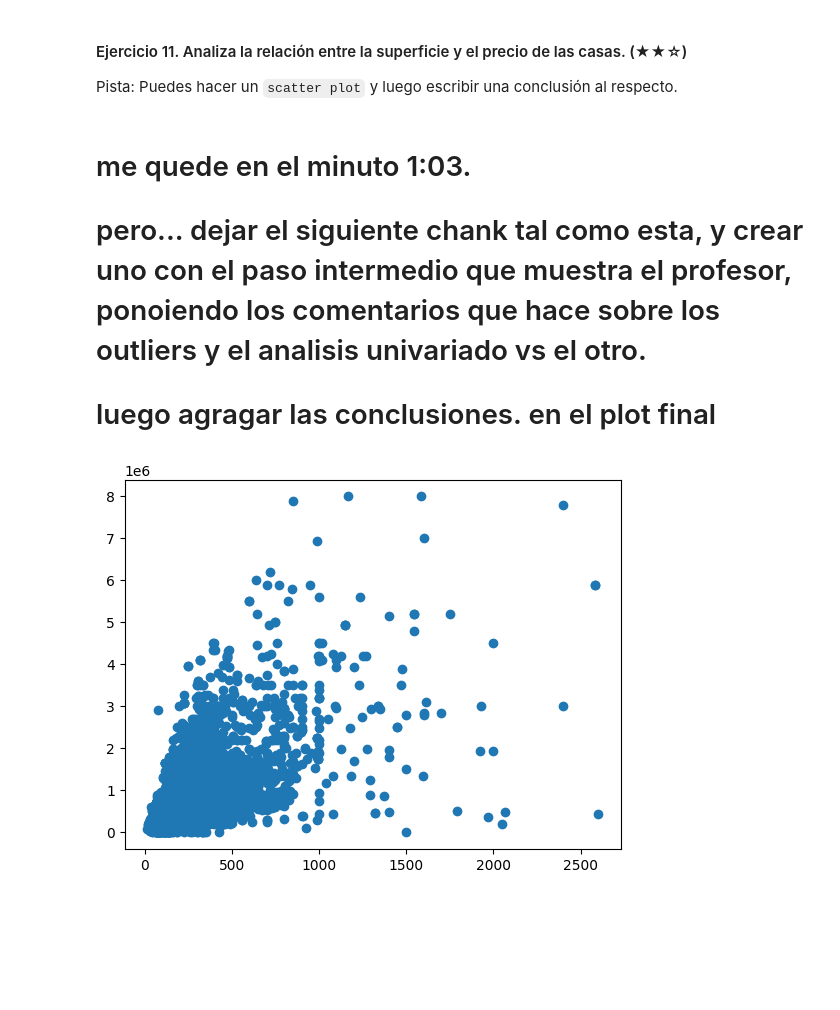
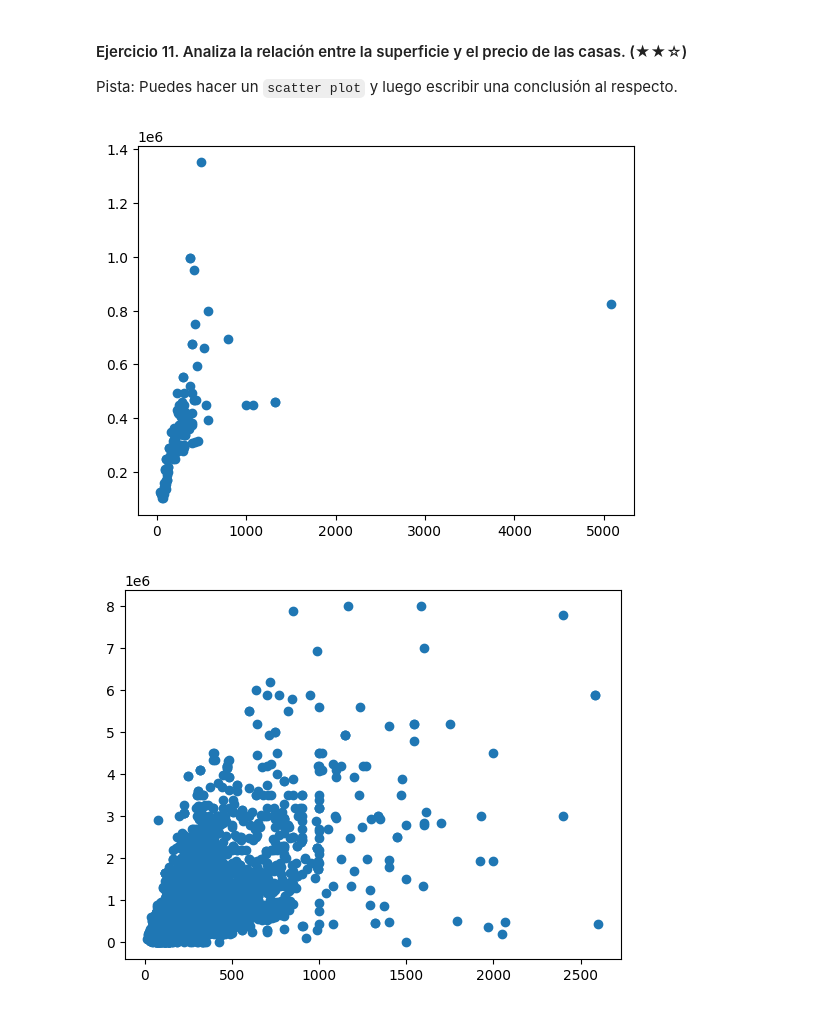
Before and after one commit to mvlarra/realestate-datacleanup-exercise, a Jupyter notebook: Prework_project.es_VL.ipynb, the cells around one changed output. Saved outputs shown, nothing was run; the diff lists cells and outputs as text; code cells hidden in the pictures; blank space fills up the shorter version.

```diff
--- a/Prework_project.es_VL.ipynb
+++ b/Prework_project.es_VL.ipynb
@@ -623,7 +623,11 @@ Las diferencias de precio podrían variar según múltiples factores, como
 #### Ejercicio 11. Analiza la relación entre la superficie y el precio de las casas. (★★☆)
 
 Pista: Puedes hacer un `scatter plot` y luego escribir una conclusión al respecto.
-# %% [markdown]
-# me quede en el minuto 1:03.
-# pero... dejar el siguiente chank tal como esta, y crear uno con el paso intermedio que muestra el profesor, ponoiendo los comentarios que hace sobre los outliers y el analisis univariado vs el otro.
-# luego agragar las conclusiones. en el plot final
+# %%
+# Crear un gráfico de dispersión (scatter plot) de superficie frente a precio
+plt.scatter(filter['surface'], filter['price'])
+
+# Mostrar el gráfico
+plt.show()
+# %% [output]
+[figure, added]
```
Also changed, not shown: parts of 7 cells of this notebook, 1 other file.
